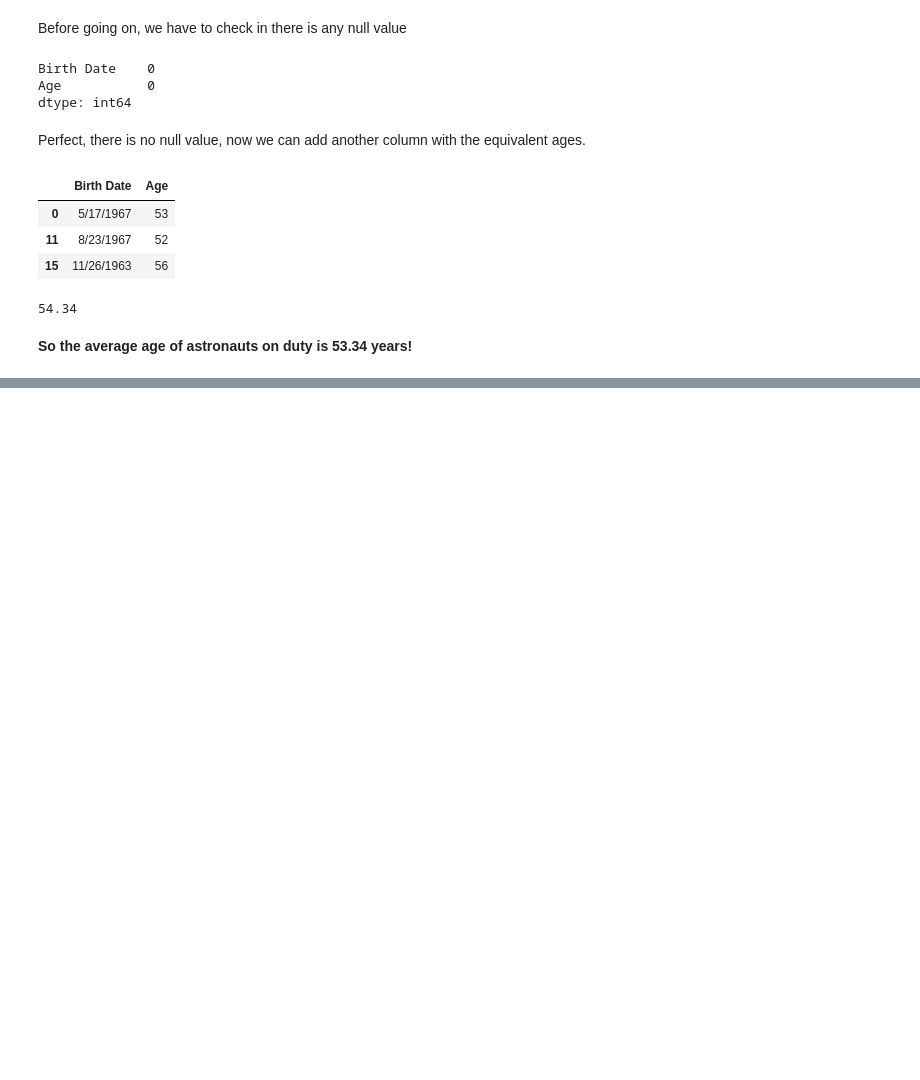
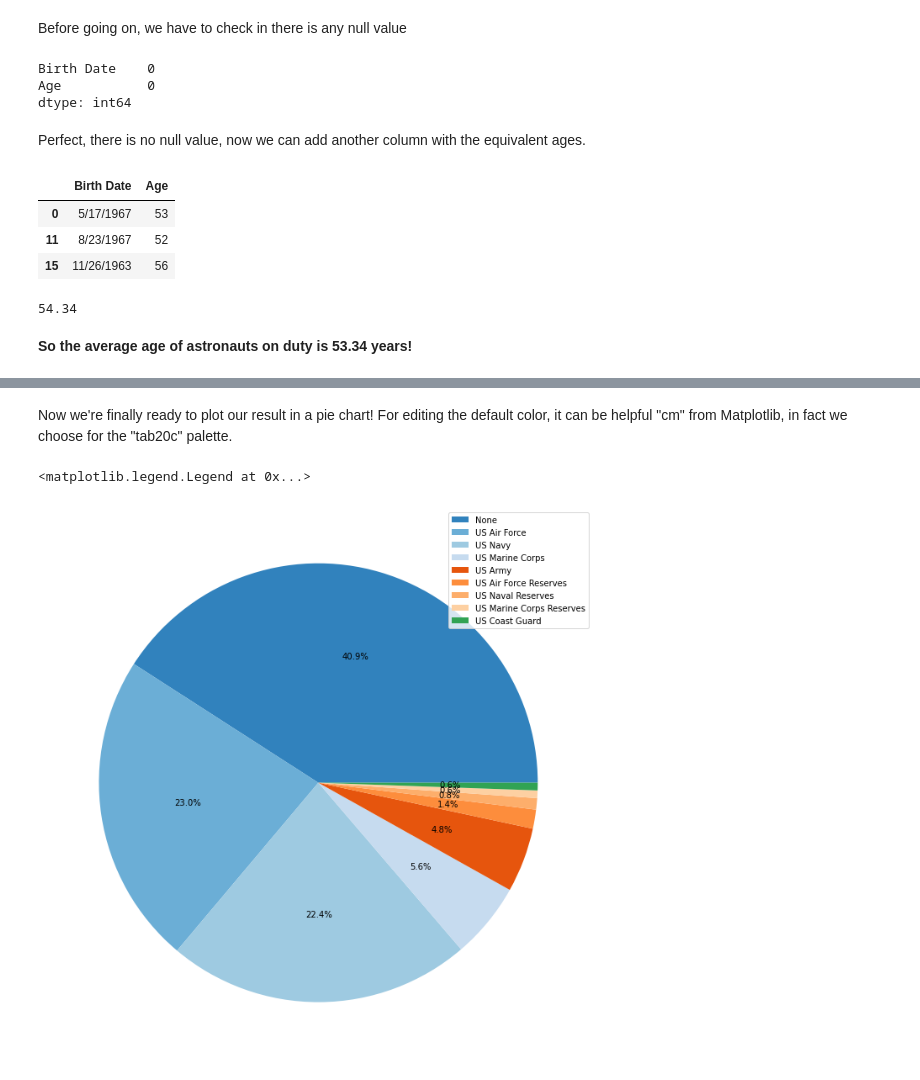
Before and after one commit to francescodisalvo05/NASAstronauts, a Jupyter notebook: NASAstronauts.ipynb, the cells around one changed output, grey strips where cells are left out. Cells and saved outputs as stored; diff of their text form; code cells hidden in the pictures; blank space fills up the shorter version.

```diff
--- a/NASAstronauts.ipynb
+++ b/NASAstronauts.ipynb
@@ -80,0 +138,10 @@ df_years["Age"].mean()
+# %%
+df_military = df_military.replace(["US Air Force (Retired)","US Air Force Reserves (Retired)",
+                                   "US Army (Retired)","US Coast Guard (Retired)",
+                                   "US Marine Corps (Retired)","US Naval Reserves (Retired)",
+                                   "US Navy (Retired)"],
+
+                                  ["US Air Force", "US Air Force Reserves","US Army","US Coast Guard",
+                                   "US Marine Corps","US Naval Reserves", "US Navy"]
+                                 ).groupby(["Military Branch"]).count()['Name'].sort_values(ascending=False)
+df_military
@@ -80,0 +160,13 @@ df_years["Age"].mean()
+# %% [markdown]
+Now we're finally ready to plot our result in a pie chart! For editing the default color, it can be helpful "cm" from Matplotlib, in fact we choose for the "tab20c" palette.
+# %%
+cs=cm.tab20c(np.arange(40))
+
+plt.figure(figsize=(12,12))
+plt.pie(df_military.values, colors=cs, autopct='%.1f%%')
+
+plt.ylabel(None)
+plt.legend(df_military.index, loc="upper right")
+# %% [output]
+<matplotlib.legend.Legend at 0x...>
+[figure, added]
```
Also changed, not shown: parts of 12 cells of this notebook.
